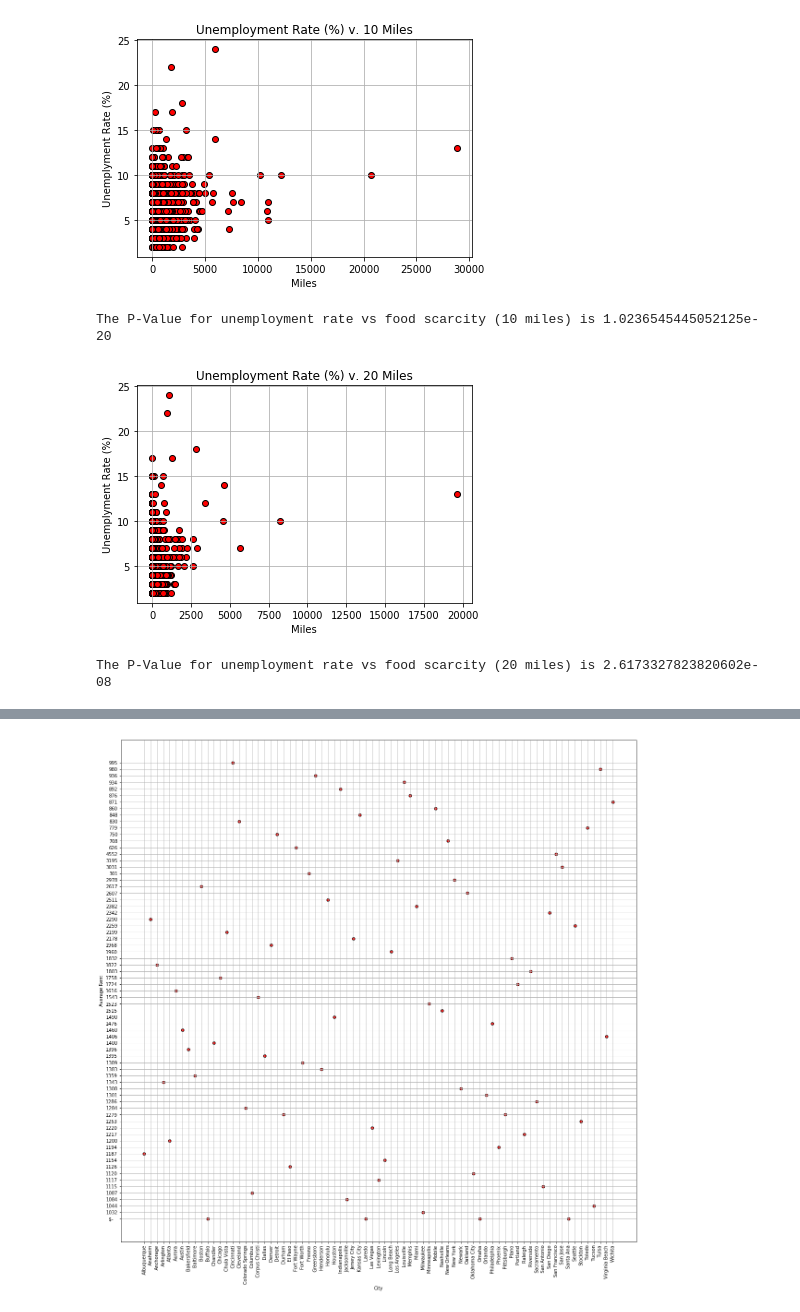
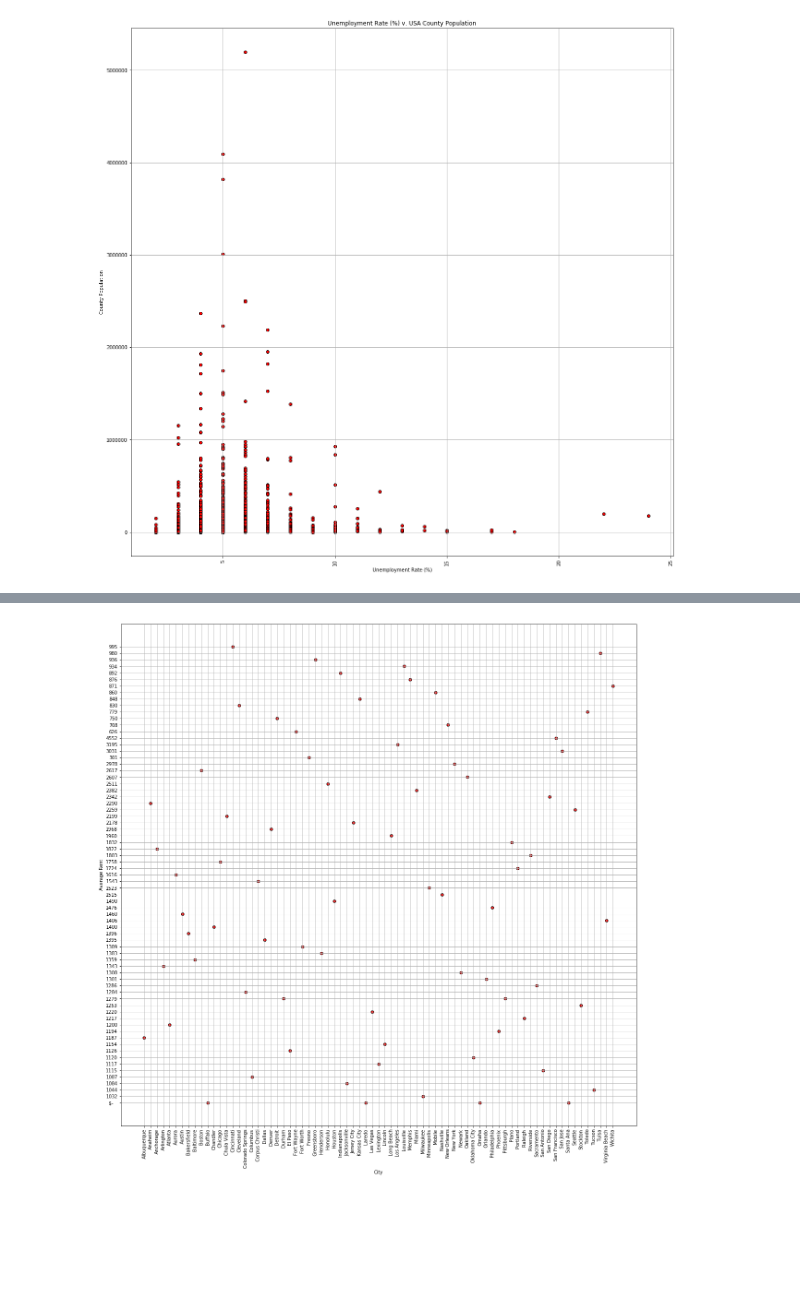
Before and after one commit to chrisholyoake/SealTeamFour, a Jupyter notebook: charting.ipynb, the cells around one changed output, grey strips where cells are left out. Saved outputs shown, nothing was run; the diff lists cells and outputs as text; code cells hidden in the pictures; blank space fills up the shorter version.

```diff
--- a/charting.ipynb
+++ b/charting.ipynb
@@ -107,58 +157,22 @@ The P-Value for unemployment rate vs food scarcity (1 mile) is 0.000716091821201
 # %%
-# rate of unemployment vs food scarcity 10 miles (county)
-# plt.figure(figsize=(20, 20))
+# Scatter plot to showcase the relationship between County Population in USA & THE Rate of Employment in that County
+# (marker="o", facecolors="red", edgecolors="black", s=scoop_price)
 
-pop_data = [county_data["People 10 Miles and More"]]
-plt.scatter(pop_data, county_data["Rate of Unemployment"],
-            marker="o", facecolors="red", edgecolors="black")
+plt.figure(figsize=(20, 20))
+plt.scatter(county_data["Rate of Unemployment"], county_data["Population"], marker="o", facecolors="red", edgecolors="black")
 
 # Create a title, x label, and y label for our chart
-plt.title("Unemployment Rate (%) v. 10 Miles")
-plt.xlabel("Miles")
-plt.ylabel("Unemplyment Rate (%)")
-# plt.xticks(rotation=90)
+plt.title("Unemployment Rate (%) v. USA County Population")
+plt.ylabel("County Population")
+plt.xlabel("Unemployment Rate (%)")
+plt.xticks(rotation=90)
 
 #plt.xlim(-80, 100)
 #plt.ylim(-100, 150)
 plt.grid()
 
 # # Save the image of the chart and print to screen
 plt.savefig('CountyPopUnmpRate.png')
 plt.show()
 # %% [output]
-[figure, old version]
+[figure, new version]
-# %%
-# RSQUARED for rate of unemployment vs food scarcity 10 miles (county)
-gradient, intercept, r_value, p_value, std_err = stats.linregress(county_data["People 10 Miles and More"],county_data["Rate of Unemployment"])
-print(f'The P-Value for unemployment rate vs food scarcity (10 miles) is ' + str(p_value))
-# %% [output]
-The P-Value for unemployment rate vs food scarcity (10 miles) is 1.0236545445052125e-20
-# %%
-# rate of unemployment vs food scarcity 20 miles (county)
-# plt.figure(figsize=(20, 20))
-
-pop_data = [county_data["People 20 Miles and More"]]
-plt.scatter(pop_data, county_data["Rate of Unemployment"],
-            marker="o", facecolors="red", edgecolors="black")
-
-# Create a title, x label, and y label for our chart
-plt.title("Unemployment Rate (%) v. 20 Miles")
-plt.xlabel("Miles")
-plt.ylabel("Unemplyment Rate (%)")
-# plt.xticks(rotation=90)
-
-#plt.xlim(-80, 100)
-#plt.ylim(-100, 150)
-plt.grid()
-
-# # Save the image of the chart and print to screen
-plt.savefig('CountyPopUnmpRate.png')
-plt.show()
-# %% [output]
-[figure, removed]
-# %%
-# RSQUARED for rate of unemployment vs food scarcity 20 miles (county)
-gradient, intercept, r_value, p_value, std_err = stats.linregress(county_data["People 20 Miles and More"],county_data["Rate of Unemployment"])
-print(f'The P-Value for unemployment rate vs food scarcity (20 miles) is ' + str(p_value))
-# %% [output]
-The P-Value for unemployment rate vs food scarcity (20 miles) is 2.6173327823820602e-08
```
Also changed, not shown: parts of 13 cells of this notebook, 4 other files.
